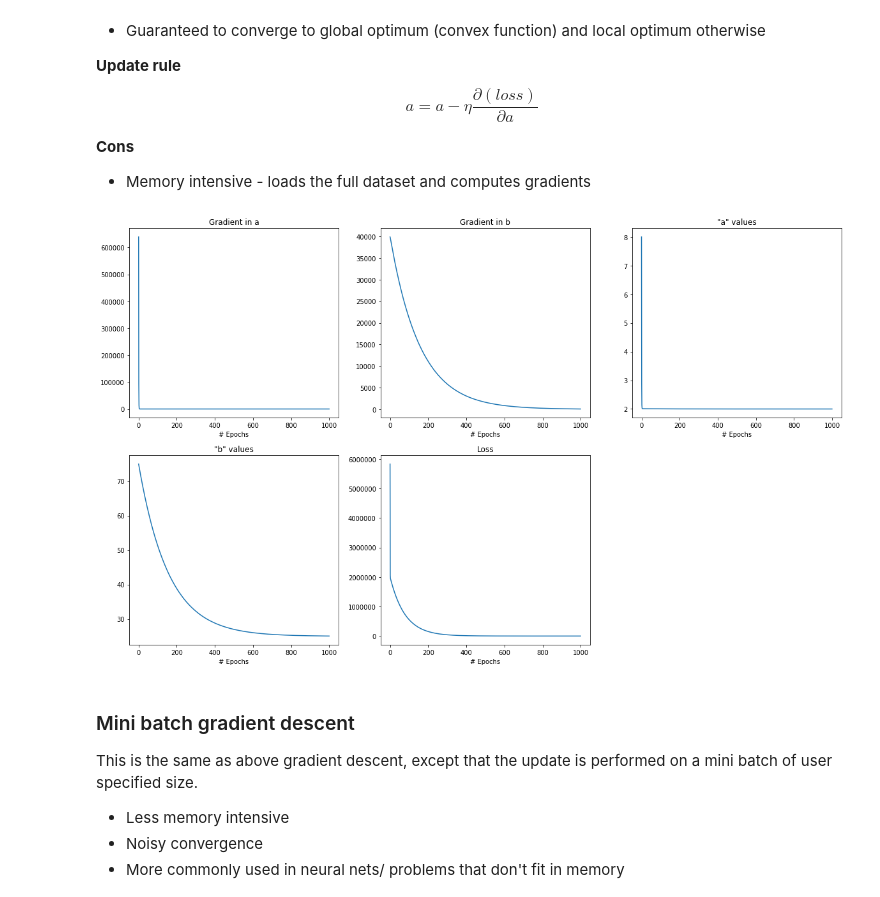
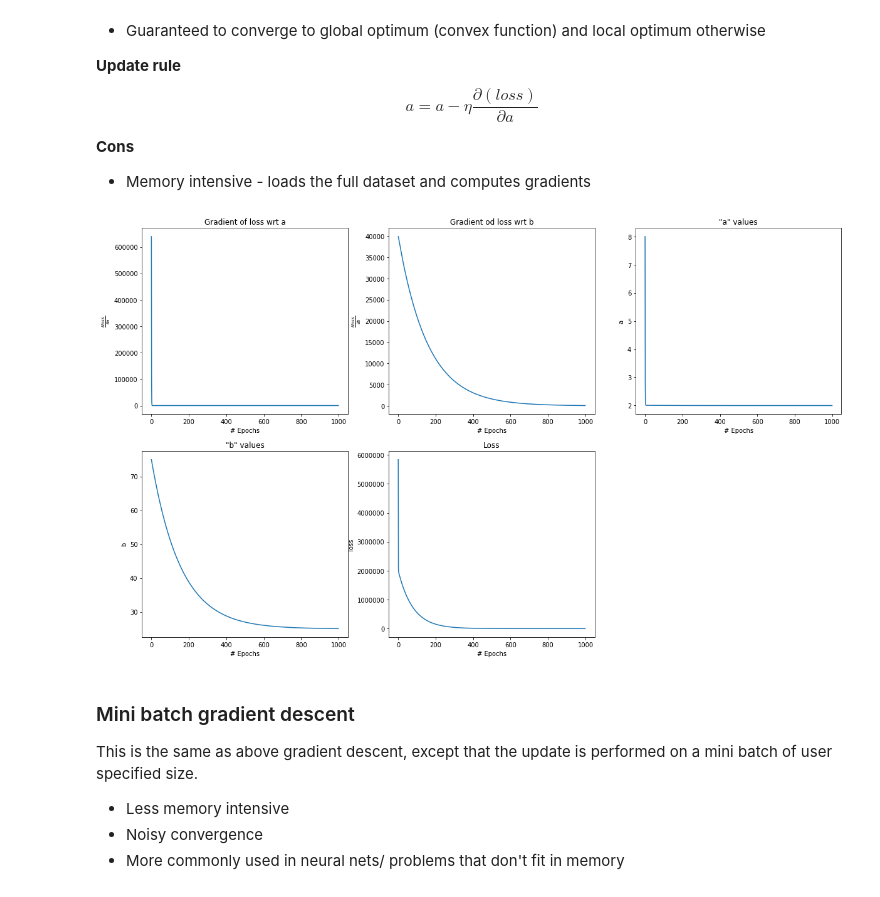
Before and after one commit to falaktheoptimist/gradient_descent_optimizers, a Jupyter notebook: Optimizers Linear Regression example.ipynb, the cells around one changed output. Saved outputs shown, nothing was run; the diff lists cells and outputs as text; code cells hidden in the pictures.

```diff
--- a/Optimizers Linear Regression example.ipynb
+++ b/Optimizers Linear Regression example.ipynb
@@ -177,19 +184,24 @@ def plot_all_results(grad_store, abvalue_store, loss_store, velocity_store = Non
     plt.figure(figsize = [20, 12])
     plt.subplot(231)
     plt.plot(grad_store[:,0])
-    plt.title('Gradient in a'); plt.xlabel("# Epochs")
+    plt.title('Gradient of loss wrt a'); plt.xlabel("# Epochs")
+    plt.ylabel(r'$\frac{\partial loss}{\partial a}$')
     plt.subplot(232)
     plt.plot(grad_store[:,1])
-    plt.title('Gradient in b'); plt.xlabel("# Epochs")
+    plt.title('Gradient od loss wrt b'); plt.xlabel("# Epochs")
+    plt.ylabel(r'$\frac{\partial loss}{\partial b}$')
     plt.subplot(233)
     plt.plot(abvalue_store[:,0])
     plt.title('"a" values'); plt.xlabel("# Epochs")
+    plt.ylabel('a')
     plt.subplot(234)
     plt.plot(abvalue_store[:,1])
     plt.title('"b" values'); plt.xlabel("# Epochs")
+    plt.ylabel('b')
     plt.subplot(235)
     plt.plot(loss_store)
     plt.title("Loss"); plt.xlabel("# Epochs")
+    plt.ylabel('loss')
     if velocity_store is not None:
         plt.subplot(236)
         plt.plot(velocity_store[:, 0])
@@ -197,7 +209,7 @@ def plot_all_results(grad_store, abvalue_store, loss_store, velocity_store = Non
         plt.legend(['Velocity of grad_a', 'Velocity of grad_b'])
 
 # Empty spaces for filling in stuff. Storing since we'll need them for plotting
-def get_data_stores(num_epochs):
+def init_data_store(num_epochs):
     grad_store = np.zeros([num_epochs, 2], dtype=float)
     abvalue_store = np.zeros([num_epochs, 2], dtype=float)
     loss_store = np.zeros([num_epochs, 1], dtype=float)
@@ -223,33 +235,32 @@ $$
 # %%
 # Batch gradient descent
 
 initial_a = 8
 initial_b = 75
 num_epochs = 1000
 eta = 8e-6
 
-grad_store, abvalue_store, loss_store, _ = get_data_stores(num_epochs)
+grad_store, abvalue_store, loss_store, _ = init_data_store(num_epochs)
 
 a_opt = initial_a
 b_opt = initial_b
-abvalue_store[0,:] = [a_opt, b_opt]
 
-grad_a, grad_b, loss = gradient(x, y, a_opt, b_opt)
-grad_store[0,:] = [grad_a, grad_b]
-loss_store[0] = loss
+for i in range(num_epochs):
+    #calculate gradient
+    grad_a, grad_b, loss = gradient(x, y, a_opt, b_opt)
+    abvalue_store[i,:] = [a_opt, b_opt]
 
-for i in range(1,num_epochs):
+    #update rule
     a_opt = a_opt - eta * grad_a
     b_opt = b_opt - eta * grad_b
-    abvalue_store[i,:] = [a_opt, b_opt]
 
-    grad_a, grad_b, loss = gradient(x, y, a_opt, b_opt)
+    # storing them to display later
     grad_store[i,:] = [grad_a, grad_b]
     loss_store[i] = loss
 
 plot_all_results(grad_store, abvalue_store, loss_store)
 # %% [output]
-[figure, old version]
+[figure, new version]
 # %% [markdown]
 ### Mini batch gradient descent
 
```
Also changed, not shown: parts of 27 cells of this notebook.
